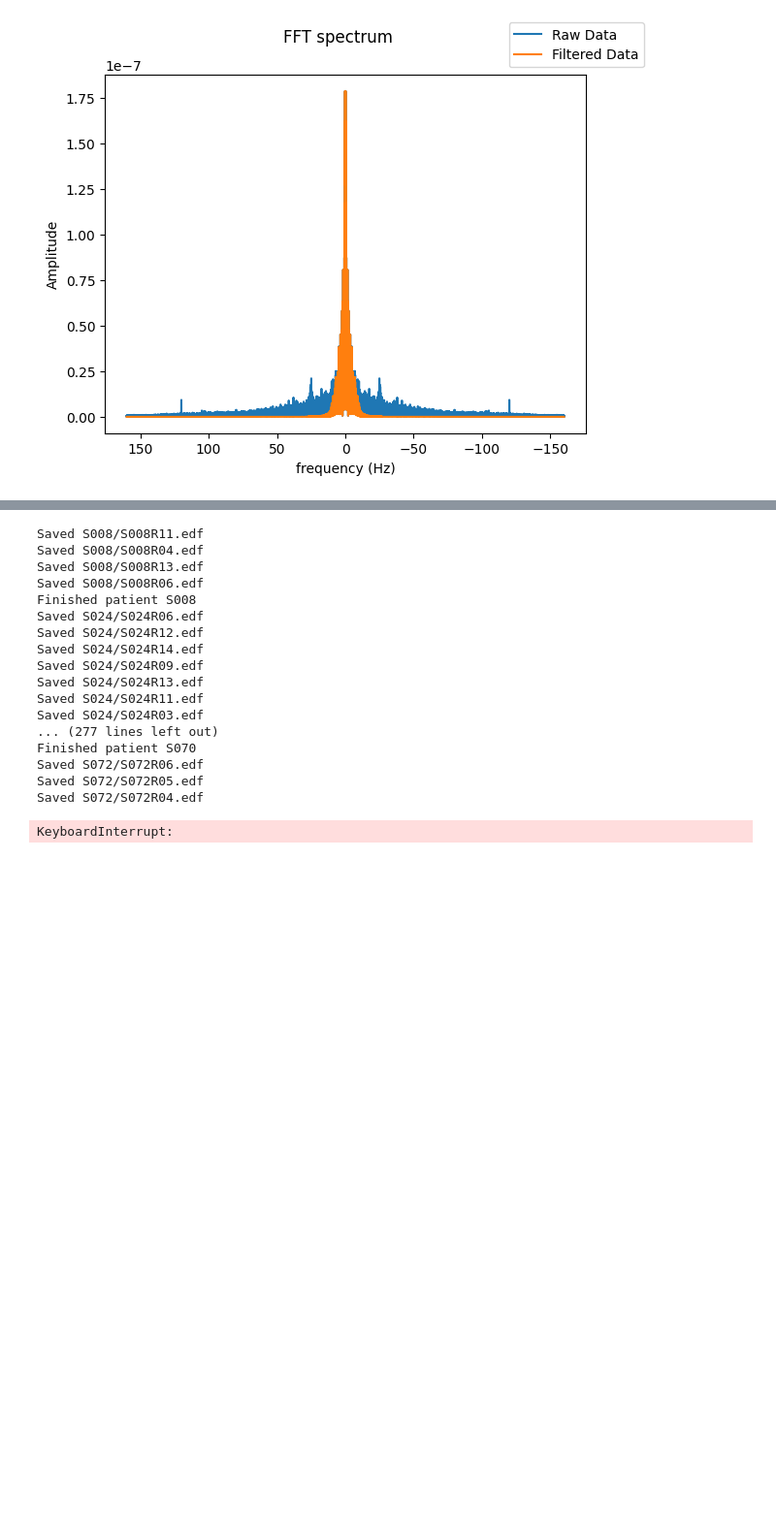
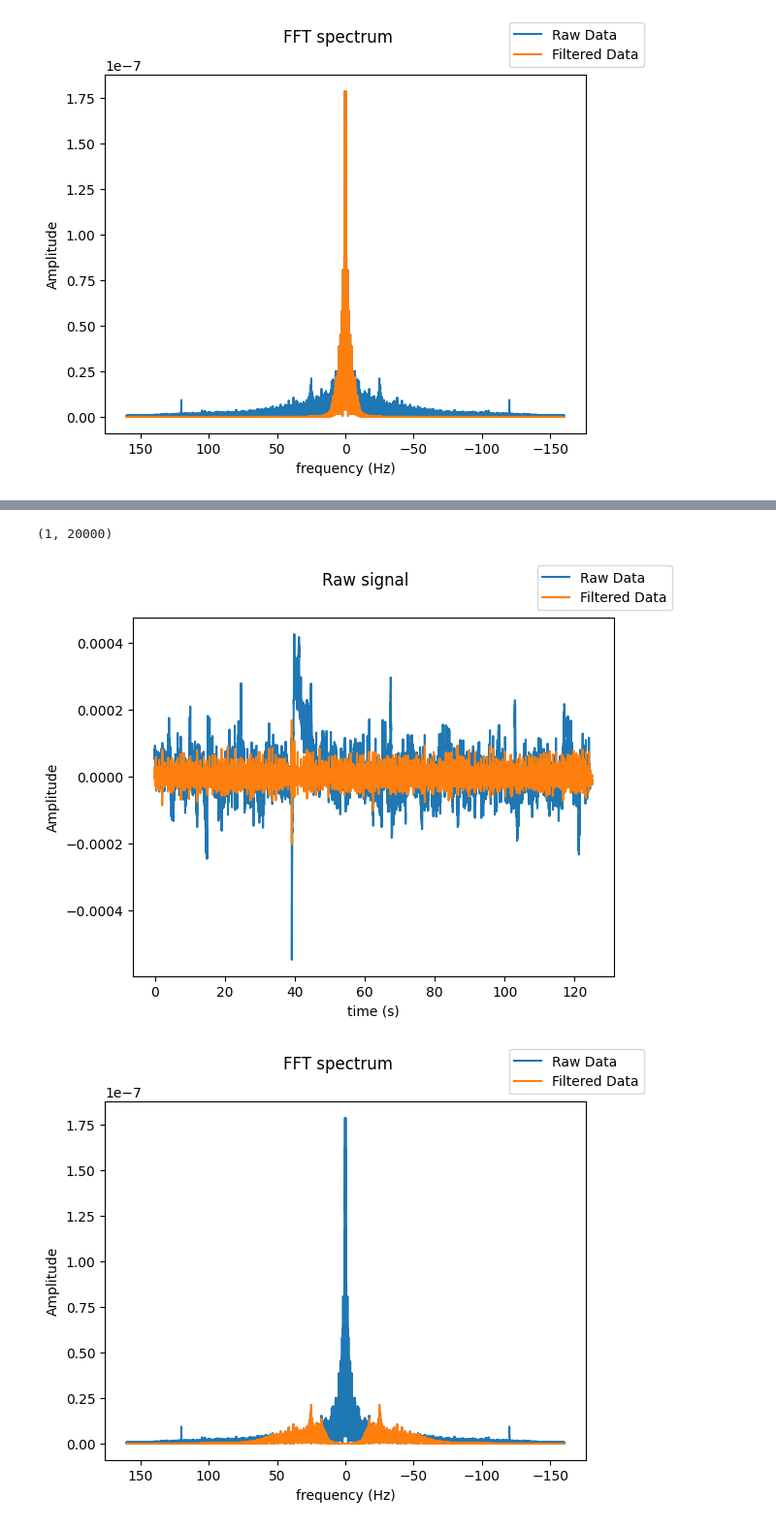
Before and after one commit to Xeotham/total-perspective-vortex, a Jupyter notebook: data_analyse.ipynb, the cells around one changed output, grey strips where cells are left out. Shown at 97% size. Drawn from its saved outputs; the diff is of its cells as text; code cells hidden in the pictures; blank space fills up the shorter version.

Commit message:
EDIT: Completing the data analyse part. Now, the goal is to create the pipeline.

```diff
--- a/main.ipynb
+++ b/data_analyse.ipynb
@@ -197,34 +204,37 @@ Now, we can apply the filter over all the signals and save them.
-# %%
-data_folder = pth.Path('eeg-motor-movementimagery-dataset-1.0.0/files')
-save_folder = pth.Path('filtered_data')
-
-save_folder.mkdir(parents=True, exist_ok=True)
-
-for patient_folder in data_folder.iterdir():
-    for p_test in patient_folder.iterdir():
-        if re.search(r".edf$", p_test.name) is None:
-            continue
-        filtered_data = low_pass_filter(mne.io.read_raw_edf(p_test).get_data(), 500)
-        (save_folder / patient_folder.name).mkdir(parents=True, exist_ok=True)
-        np.save(save_folder / patient_folder.name / p_test.name, filtered_data)
-        print(f"Saved {patient_folder.name}/{p_test.name}")
-    print(f"Finished patient {patient_folder.name}")
-# %% [output]
-Saved S008/S008R11.edf
-Saved S008/S008R04.edf
-Saved S008/S008R13.edf
-Saved S008/S008R06.edf
-Finished patient S008
-Saved S024/S024R06.edf
-Saved S024/S024R12.edf
-Saved S024/S024R14.edf
-Saved S024/S024R09.edf
-Saved S024/S024R13.edf
-Saved S024/S024R11.edf
-Saved S024/S024R03.edf
-... (277 lines left out)
-Finished patient S070
-Saved S072/S072R06.edf
-Saved S072/S072R05.edf
-Saved S072/S072R04.edf
-KeyboardInterrupt:
+# %%
+filtered_data = band_pass_filter(data[0:1, :], 8, 30, 160)[0]
+
+print(data[0:1, :].shape)
+
+fig, sig_plt = plt.subplots(1, 1)
+fig.suptitle('Raw signal')
+
+sig_plt.plot(raw.times, data[0, :], label="Raw Data")
+sig_plt.plot(raw.times, filtered_data, label="Filtered Data")
+sig_plt.set_xlabel('time (s)')
+sig_plt.set_ylabel('Amplitude')
+
+fig.legend()
+
+fig, fft_plt = plt.subplots(1, 1)
+fig.suptitle('FFT spectrum')
+# Since fft need imaginary numbers, if not provided it mirror the values.
+# The first half is the positive component, and the last half is the negative components.
+
+x_axis_val = np.arange(-raw.info["sfreq"], raw.info["sfreq"], (raw.info["sfreq"] * 2) / data.shape[1])
+
+fft_data = np.abs(np.fft.fftshift(np.fft.fft(data[0, :]))) / data.size
+fft_filtered_data = np.abs(np.fft.fftshift(np.fft.fft(filtered_data))) / data.size
+fft_plt.plot(x_axis_val, fft_data.real, label="Raw Data")
+fft_plt.plot(x_axis_val, fft_filtered_data.real, label="Filtered Data")
+fft_plt.xaxis.set_inverted(True)
+fft_plt.set_xlabel('frequency (Hz)')
+fft_plt.set_ylabel('Amplitude')
+
+fig.legend()
+# fft_plt.plot(np.random.uniform(-160, 160, data.shape[1]), fft_data.real)
+plt.show()
+# %% [output]
+(1, 20000)
+[figure, added]
+[figure, added]
```
Also changed, not shown: parts of 11 cells of this notebook, 3 other files.
